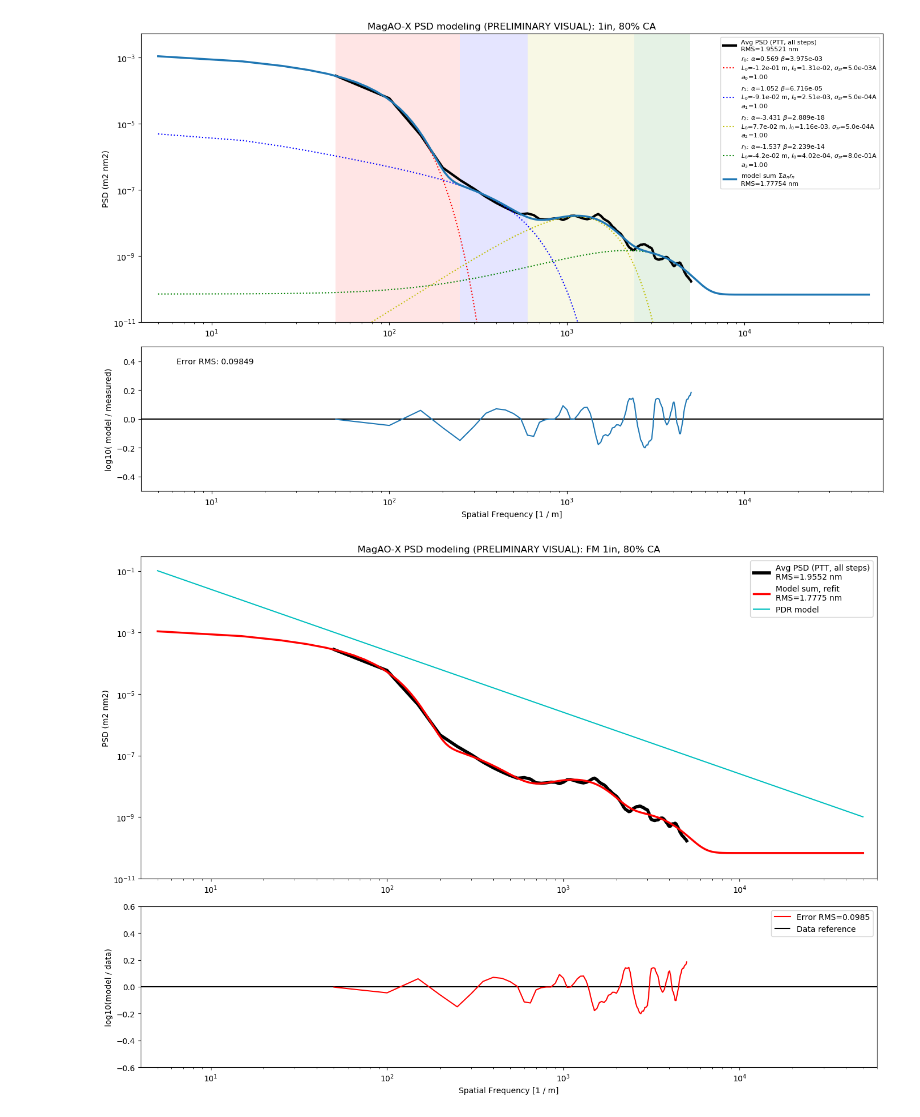
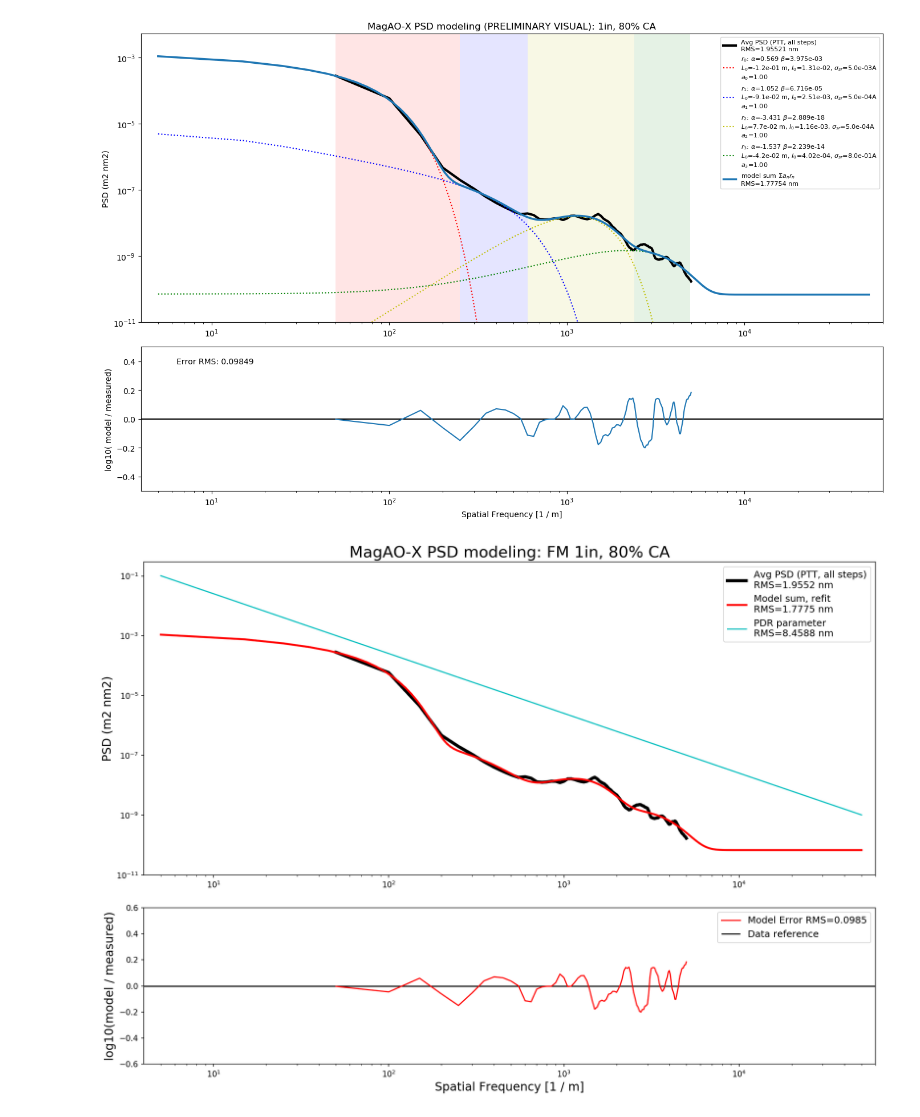
Before and after one commit to magao-x/magaox_poppy, a Jupyter notebook: PSD/PSDmodel_fm_1inch.ipynb, the cells around one changed output. Saved outputs shown, nothing was run; the diff lists cells and outputs as text; code cells hidden in the pictures.

Commit message:
update figures, add rms to pickle

```diff
--- a/PSD/PSDmodel_fm_1inch.ipynb
+++ b/PSD/PSDmodel_fm_1inch.ipynb
@@ -111,37 +111,44 @@ psd.plot_model2(mdl_set, ms_refit, avg_psd, opt_parms)
 # %%
 ap = 2.0
 bp = 2.55 * (u.nm**2)
 parm_pdr = [ap, bp, 0.0*u.m, 0.0, 0*(u.nm*u.m)**2]
 psd_pdr = psd.model_full(k=mdl_set[0].k_range, psd_parm=parm_pdr)
+pdr_weight = [1.0]
+
+pdr_rms = psd.calc_model_rms(psd_parm=[parm_pdr], psd_weight=pdr_weight,
+                             npix_diam=ms_refit.npix_diam, delta_k=ms_refit.delta_k,
+                             k_tgt_lim=[ms_refit.k_min, ms_refit.k_max])
 
 k_radial = avg_psd.k_radial.value
 psd_radial = avg_psd.psd_radial_cal.value
 k_range_mdl = mdl_set[0].k_range.value
 
-plt.figure(figsize=[14,10],dpi=100)
+plt.figure(figsize=[14,10],dpi=150)
 gs = gridspec.GridSpec(ncols=1, nrows=2, height_ratios=[4,2])
 ax0 = plt.subplot(gs[0])
 ax0.loglog(k_radial, psd_radial, 'k', linewidth=4, label='Avg PSD (PTT, all steps)\nRMS={0:.4f}'.format(avg_psd.rms_tot))
-ax0.loglog(k_range_mdl, ms_refit.psd_radial_sum.value, 'r', linewidth=2.5, label='Model sum, refit\nRMS={0:.4f}'.format(ms_refit.psd_rms_sum))
-ax0.loglog(k_range_mdl, psd_pdr.value, 'c', linewidth=1.5, label='PDR model')
+ax0.loglog(k_range_mdl, ms_refit.psd_radial_sum.value, 'r', linewidth=2.5,
+           label='Model sum, refit\nRMS={0:.4f}'.format(ms_refit.psd_rms_sum))
+ax0.loglog(k_range_mdl, psd_pdr.value, 'c', linewidth=1.5, label='PDR parameter\nRMS={0:.4f}'.format(pdr_rms))
 ax0.set_xlim(left=np.amin(k_range_mdl)*0.8, right=np.amax(k_range_mdl)*1.2)
 ax0.set_ylim(bottom=1e-11)
-ax0.set_ylabel('PSD ({0})'.format(ms_refit.psd_radial_sum.unit))
-ax0.legend(prop={'size':10})#,loc='center left', bbox_to_anchor=(1, 0.5))
-ax0.set_title('MagAO-X PSD modeling (PRELIMINARY VISUAL): FM {0}, {1}% CA'.format(opt_parms['label'],opt_parms['ca']))
+ax0.set_ylabel('PSD ({0})'.format(ms_refit.psd_radial_sum.unit), fontsize=15)
+ax0.legend(prop={'size':12})#,loc='center left', bbox_to_anchor=(1, 0.5))
+ax0.set_title('MagAO-X PSD modeling: FM {0}, {1}% CA'.format(opt_parms['label'],opt_parms['ca']),
+             fontsize=20)
 
 ax1 = plt.subplot(gs[1])
 ax1.hlines(y=0, xmin=np.amin(k_range_mdl)*0.8, xmax=np.amax(k_range_mdl)*1.2, color='k', label='Data reference')
-ax1.semilogx(k_radial, ms_refit.error, 'r', label='Error RMS={0:.4f}'.format(ms_refit.error_rms))
-ax1.legend(prop={'size':10})
+ax1.semilogx(k_radial, ms_refit.error, 'r', label='Model Error RMS={0:.4f}'.format(ms_refit.error_rms))
+ax1.legend(prop={'size':12})
 ax1.set_ylim(top=0.6, bottom=-0.6)
 ax1.set_xlim(left=np.amin(k_range_mdl)*0.8, right=np.amax(k_range_mdl)*1.2)
-ax1.set_ylabel('log10(model / data)')
-ax1.set_xlabel('Spatial Frequency [{0}]'.format(ms_refit.k_radial_data.unit))
+ax1.set_ylabel('log10(model / measured)', fontsize=15)
+ax1.set_xlabel('Spatial Frequency [{0}]'.format(ms_refit.k_radial_data.unit), fontsize=15)
 
 plt.tight_layout()
 # %% [output]
-[figure, old version]
+[figure, new version]
 # %%
 # Save the PSD values into a pickle to access later
 psd_dict = {'psd_fm1in': ms_refit.psd_parm,
```
Also changed, not shown: parts of 7 cells of this notebook, 8 other files.
